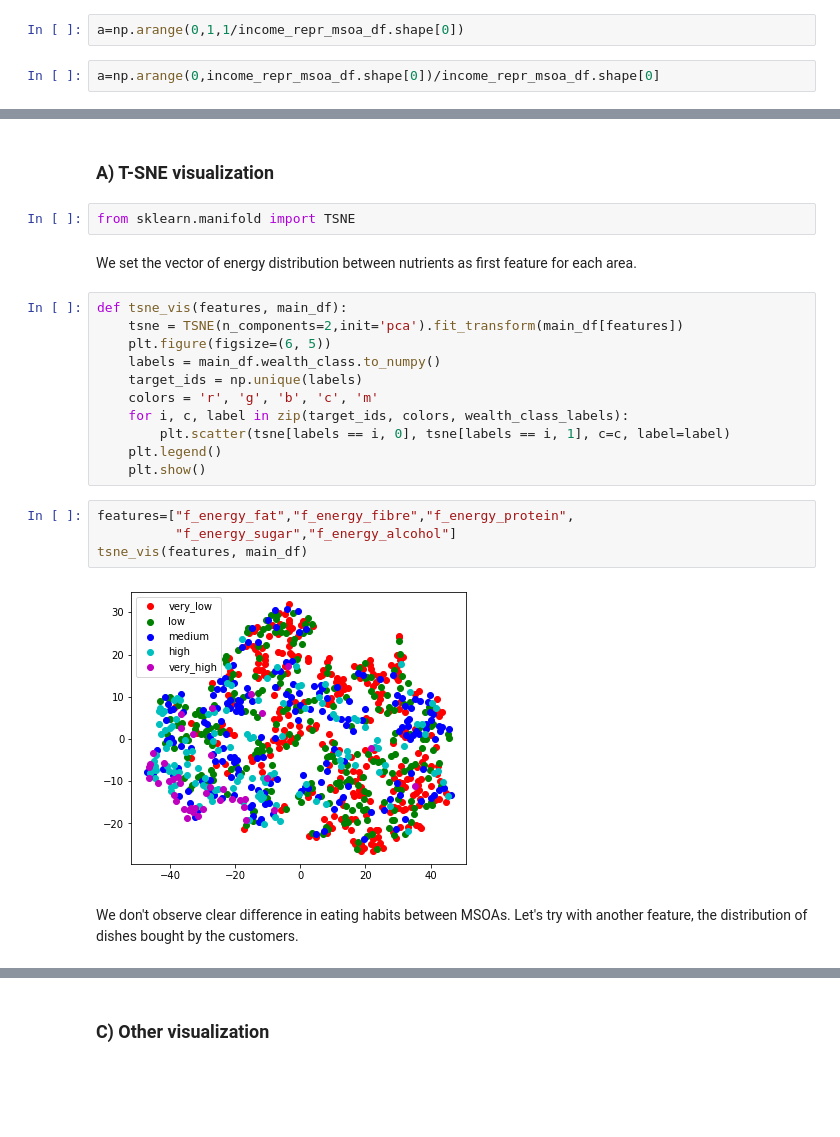
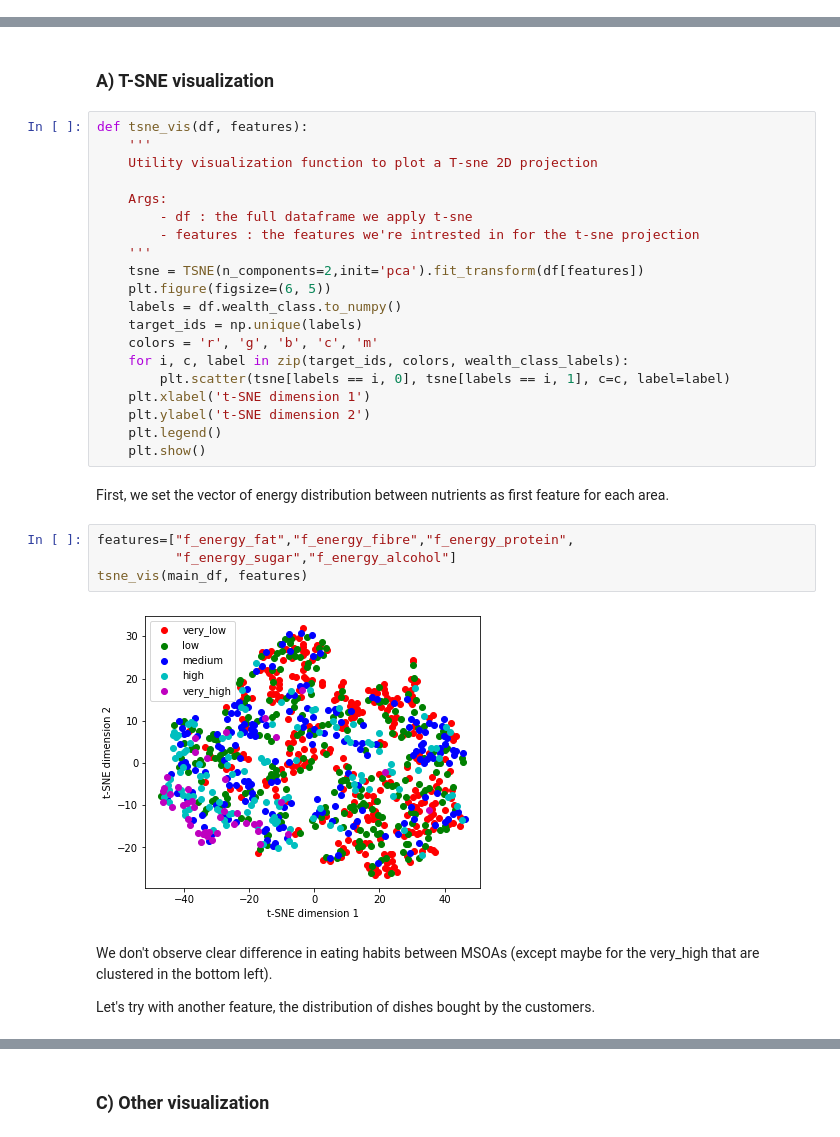
Before and after one commit to epfl-ada/ada-2020-project-milestone-p3-p3_adacadabra, a Jupyter notebook: extension.ipynb, the cells around one changed output, grey strips where cells are left out. Cells and saved outputs as stored; diff of their text form; blank space fills up the shorter version.

```diff
--- a/extension.ipynb
+++ b/extension.ipynb
@@ -131,4 +113,0 @@ income_repr_msoa_df.shape[0]
-# %%
-a=np.arange(0,1,1/income_repr_msoa_df.shape[0])
-# %%
-a=np.arange(0,income_repr_msoa_df.shape[0])/income_repr_msoa_df.shape[0]
@@ -261,28 +233,37 @@ main_df.head(5)
 ## 2) Visualization
 # %% [markdown]
 ### A) T-SNE visualization
-# %%
-from sklearn.manifold import TSNE
+# %%
+def tsne_vis(df, features):
+    '''
+    Utility visualization function to plot a T-sne 2D projection
+
+    Args:
+        - df : the full dataframe we apply t-sne
+        - features : the features we're intrested in for the t-sne projection
+    '''
+    tsne = TSNE(n_components=2,init='pca').fit_transform(df[features])
+    plt.figure(figsize=(6, 5))
+    labels = df.wealth_class.to_numpy()
+    target_ids = np.unique(labels)
+    colors = 'r', 'g', 'b', 'c', 'm'
+    for i, c, label in zip(target_ids, colors, wealth_class_labels):
+        plt.scatter(tsne[labels == i, 0], tsne[labels == i, 1], c=c, label=label)
+    plt.xlabel('t-SNE dimension 1')
+    plt.ylabel('t-SNE dimension 2')
+    plt.legend()
+    plt.show()
 # %% [markdown]
-We set the vector of energy distribution between nutrients as first feature for each area.
+First, we set the vector of energy distribution between nutrients as first feature for each area.
-# %%
-def tsne_vis(features, main_df):
-    tsne = TSNE(n_components=2,init='pca').fit_transform(main_df[features])
-    plt.figure(figsize=(6, 5))
-    labels = main_df.wealth_class.to_numpy()
-    target_ids = np.unique(labels)
-    colors = 'r', 'g', 'b', 'c', 'm'
-    for i, c, label in zip(target_ids, colors, wealth_class_labels):
-        plt.scatter(tsne[labels == i, 0], tsne[labels == i, 1], c=c, label=label)
-    plt.legend()
-    plt.show()
 # %%
 features=["f_energy_fat","f_energy_fibre","f_energy_protein",
           "f_energy_sugar","f_energy_alcohol"]
-tsne_vis(features, main_df)
+tsne_vis(main_df, features)
 # %% [output]
-[figure, old version]
+[figure, new version]
 # %% [markdown]
-We don't observe clear difference in eating habits between MSOAs. Let's try with another feature, the distribution of dishes bought by the customers.
+We don't observe clear difference in eating habits between MSOAs (except maybe for the very_high that are clustered in the bottom left).
+
+Let's try with another feature, the distribution of dishes bought by the customers.
 # %%
 feats = []
```
Also changed, not shown: parts of 43 cells of this notebook.
